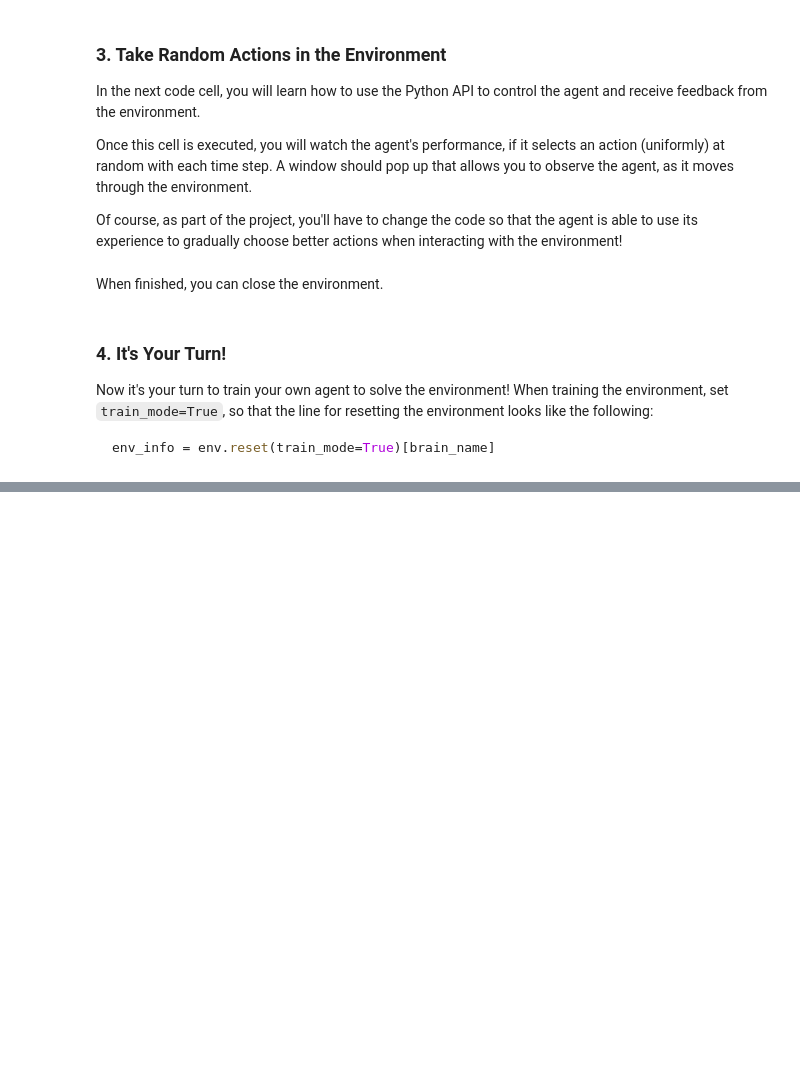
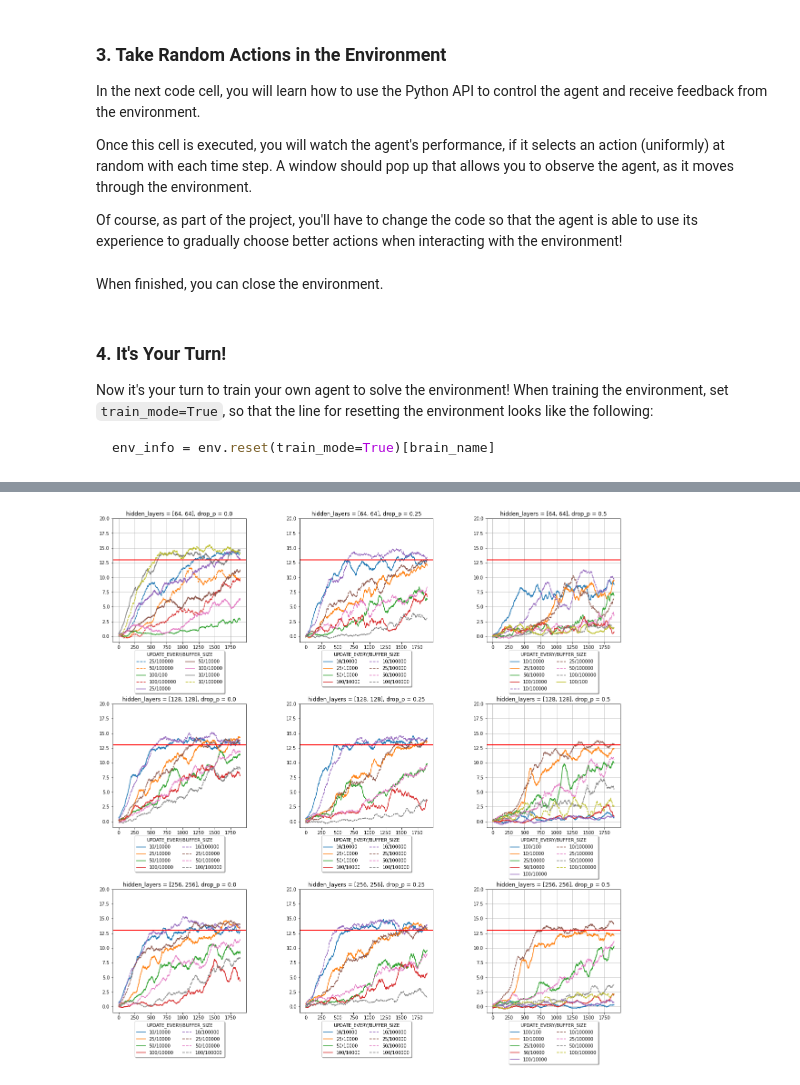
Before and after one commit to maxbader/udacity_drl_p1_navigation, a Jupyter notebook: Navigation.ipynb, the cells around one changed output, grey strips where cells are left out. Drawn from its saved outputs; the diff is of its cells as text; code cells hidden in the pictures; blank space fills up the shorter version.

```diff
--- a/Navigation.ipynb
+++ b/Navigation.ipynb
@@ -304,0 +248,59 @@ plt.show()
+# %%
+import matplotlib.pyplot as plt
+import numpy as np
+
+scores = load_score('scores_jupyter.json')
+
+def running_mean(x, N):
+    cumsum = np.cumsum(np.insert(x, 0, 0))
+    return (cumsum[N:] - cumsum[:-N]) / float(N)
+
+for i in range(1, 7):
+    plt.subplot(2, 3, i)
+    plt.text(0.5, 0.5, str((2, 3, i)),
+             fontsize=18, ha='center')
+# %%
+import matplotlib.pyplot as plt
+import numpy as np
+
+scores = load_score('scores_jupyter.bak.json')
+
+def running_mean(x, N):
+    cumsum = np.cumsum(np.insert(x, 0, 0))
+    return (cumsum[N:] - cumsum[:-N]) / float(N)
+
+plt.rcParams['figure.figsize'] = [20, 20]
+fig = plt.figure()
+fig.subplots_adjust(hspace=0.5, wspace=0.4)
+
+pltWnds = []
+for i in range(1, 10):
+    pltWnds.append(fig.add_subplot(3, 3, i))
+
+for score in scores:
+    BUFFER_SIZE = score['agent']['BUFFER_SIZE']
+    if (BUFFER_SIZE == 10000) or (BUFFER_SIZE == 100000) or (BUFFER_SIZE == 100):
+        hidden_layers = score['agent']['hidden_layers']
+        i = [[64,64],[128,128],[256,256]].index(hidden_layers)
+        drop_p = score['agent']['drop_p']
+        j = [0.0, 0.25, 0.50].index(drop_p)
+        ax = pltWnds[i*3+j]
+        ax.set_ylim([-1, 20])
+        key = str(score['agent']['UPDATE_EVERY'])
+        values = score['score']
+        y = running_mean(values, 100)
+        x = list(range(0, len(y)))
+        ax.grid()
+        if(score['agent']['BUFFER_SIZE'] == 100000):
+            linestyle = '--'
+        else:
+            linestyle = '-'
+        ax.plot(y, label="{}/{}".format(key,BUFFER_SIZE), linestyle=linestyle)
+        ax.axhline(y=13, color='r', linestyle='-')
+        ax.legend()
+        ax.title.set_text('hidden_layers = ' + str(hidden_layers)+ ', drop_p = ' + str(drop_p))
+        ax.legend(title='UPDATE_EVERY/BUFFER_SIZE', loc='upper center', bbox_to_anchor=(0.5, -0.05), fancybox=True, shadow=True, ncol=2)
+plt.show()
+fig.savefig('temp.png', dpi=fig.dpi)
+# %% [output]
+[figure, added]
```
Also changed, not shown: parts of 3 cells of this notebook, 2 other files.
